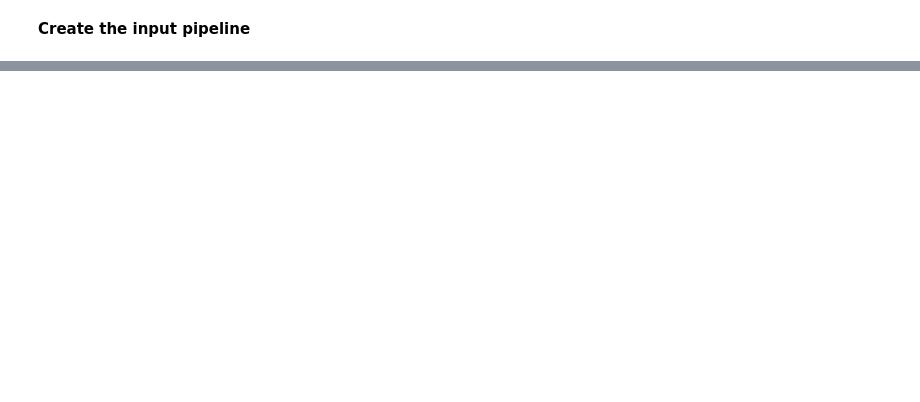
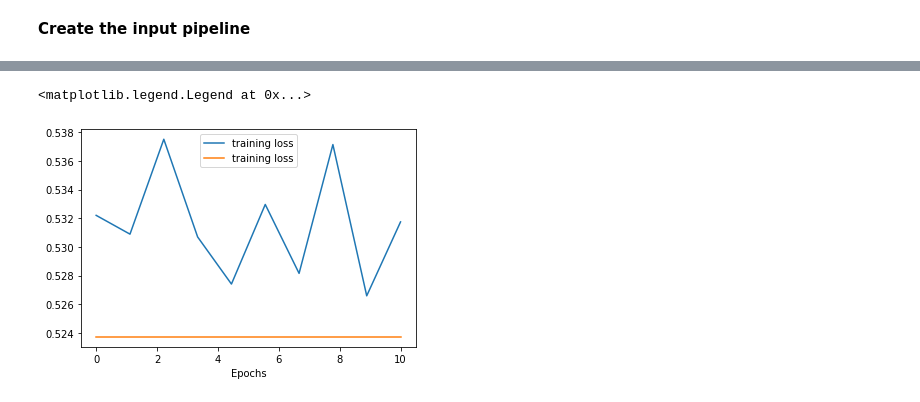
Before and after one commit to EiffL/sfh-inference-hackathon, a Jupyter notebook: notebooks/load_tng100_image_dataset.ipynb, the cells around one changed output, grey strips where cells are left out. Drawn from its saved outputs; the diff is of its cells as text; code cells hidden in the pictures; blank space fills up the shorter version.

```diff
--- a/notebooks/load_tng100_image_dataset.ipynb
+++ b/notebooks/load_tng100_image_dataset.ipynb
@@ -186,0 +236,3 @@ def input_pipeline(mode='train', batch_size=64):
+# %%
+model=build_model()
+model.summary()
@@ -186,0 +257,4 @@ def input_pipeline(mode='train', batch_size=64):
+# %%
+#Input dataset
+dataset_training=input_pipeline(mode='train', batch_size=64)
+dataset_validation=input_pipeline(mode='valid', batch_size=64)
@@ -186,0 +271,19 @@ def input_pipeline(mode='train', batch_size=64):
+# %%
+#Train the model
+"""
+# Learning rate schedule
+LEARNING_RATE=0.001
+LEARNING_RATE_EXP_DECAY=0.9
+lr_decay = tfk.callbacks.LearningRateScheduler(
+    lambda epoch: LEARNING_RATE * LEARNING_RATE_EXP_DECAY**epoch,
+    verbose=True)
+
+# Tensoboard tracking
+tb_callback = tf.keras.callbacks.TensorBoard('./logs/run2', update_freq='batch')"""
+
+# We are ready to train our model
+history=model.fit(dataset_training,
+          validation_data=dataset_validation,
+          steps_per_epoch=10000//64,
+          epochs=10)#,
+          #callbacks=[lr_decay, tb_callback])
@@ -186,0 +302,14 @@ def input_pipeline(mode='train', batch_size=64):
+# %%
+history.history.keys()
+loss=history.history["loss"]
+val_loss=history.history["val_loss"]
+acc=history.history["acc"]
+
+epochs=np.linspace(0,10,len(loss))
+plt.plot(epochs,loss,label='training loss')
+plt.plot(epochs,val_loss,label='training loss')
+plt.xlabel("Epochs")
+plt.legend()
+# %% [output]
+<matplotlib.legend.Legend at 0x...>
+[figure, added]
```
Also changed, not shown: parts of 28 cells of this notebook, 1 other file.
